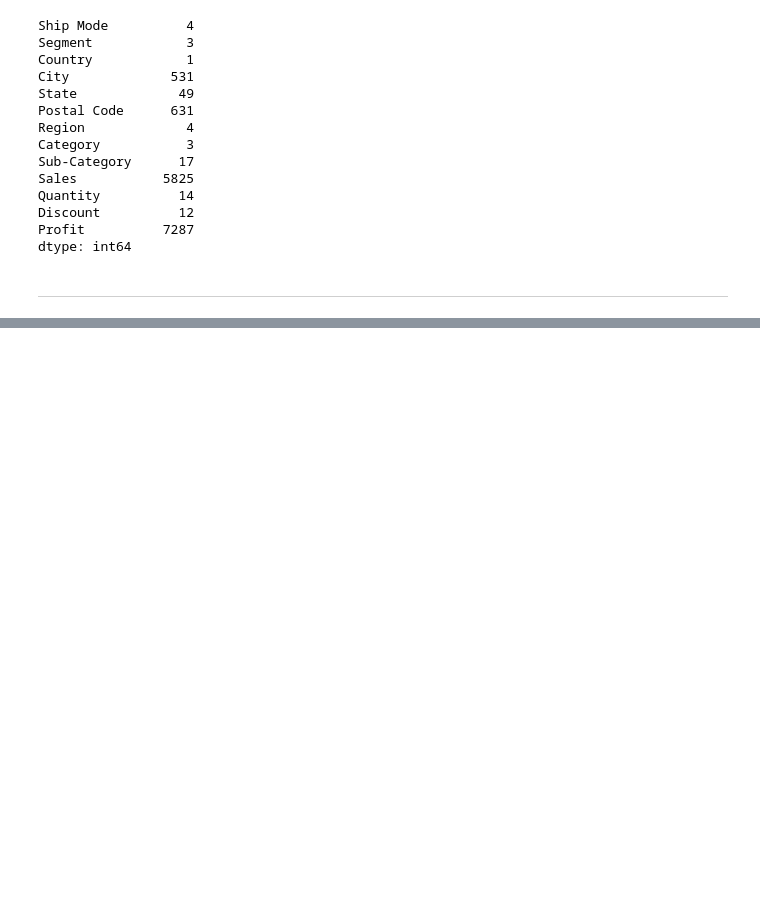
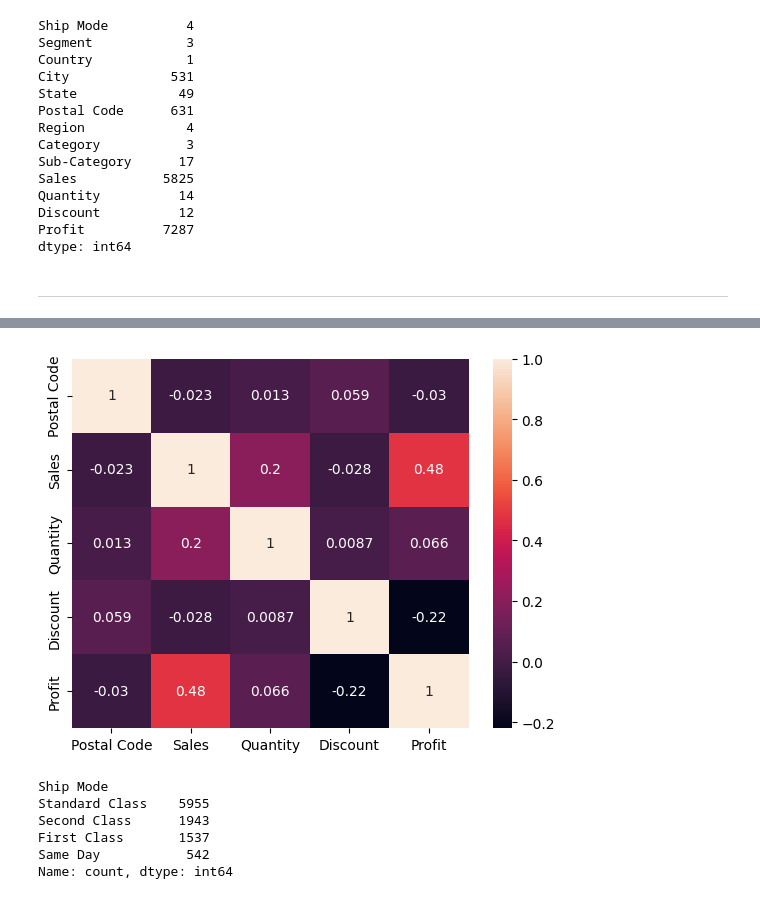
Before and after one commit to mohdkatlish/The-spark-Foundation, a Jupyter notebook: Retail.ipynb, the cells around one changed output, grey strips where cells are left out. Cells and saved outputs as stored; diff of their text form; code cells hidden in the pictures; blank space fills up the shorter version.

```diff
--- a/Retail.ipynb
+++ b/Retail.ipynb
@@ -163,0 +204,15 @@ dtype: int64
+# %%
+sns.heatmap(data.corr(numeric_only=True), annot=True)
+plt.rcParams['figure.figsize'] =(35,15)
+plt.show()
+# %% [output]
+[figure, added]
+# %%
+data['Ship Mode'].value_counts()
+# %% [output]
+Ship Mode
+Standard Class    5955
+Second Class      1943
+First Class       1537
+Same Day           542
+Name: count, dtype: int64
```
Also changed, not shown: parts of 21 cells of this notebook.
